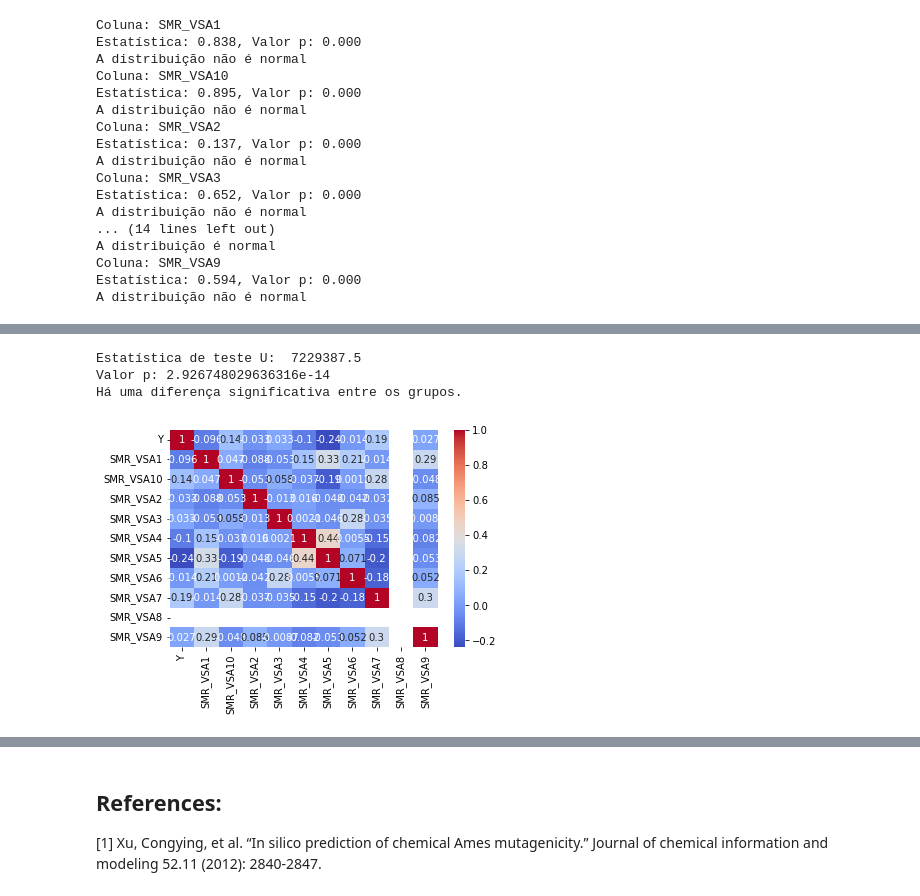
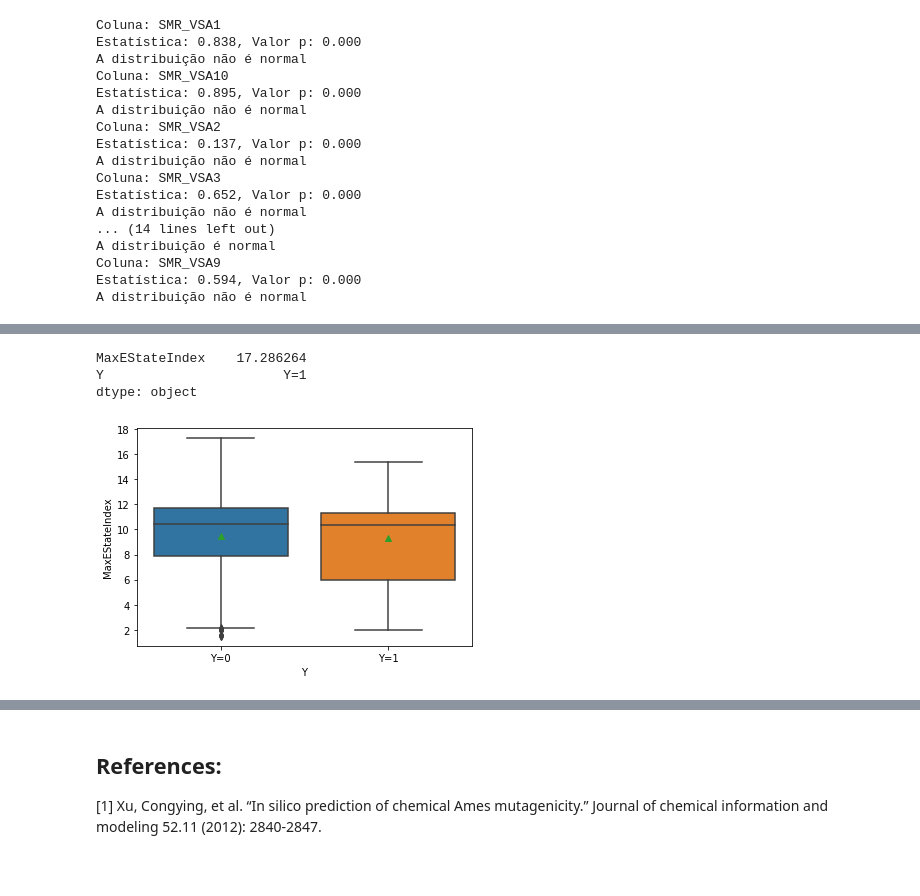
Before and after one commit to esperancaa/Extracao_de_Dados, a Jupyter notebook: Trabalho_Pyhton/Trabalho.ipynb, the cells around one changed output, grey strips where cells are left out. Saved outputs shown, nothing was run; the diff lists cells and outputs as text; code cells hidden in the pictures; blank space fills up the shorter version.

```diff
--- a/Trabalho_Pyhton/Trabalho.ipynb
+++ b/Trabalho_Pyhton/Trabalho.ipynb
@@ -328,0 +370,10 @@ Coluna com menor média: fr_benzene
+# %%
+from sklearn.preprocessing import StandardScaler
+
+# Selecionando as colunas que começam com "fr_"
+cols_SMR = df_global.filter(regex='^SMR_VSA').columns
+
+# Aplicando a normalização apenas nessas colunas
+scaler = StandardScaler()
+df_global[cols_SMR] = scaler.fit_transform(df_global[cols_SMR])
+df_global[cols_SMR]
@@ -440,31 +481,22 @@ SMR_VSA9: Wilcoxon rank-sum test, p-value=0.2589
-# %%
-from scipy.stats import mannwhitneyu
-
-# Selecionar as amostras para cada grupo
-group_0 = df_global[df_global['Y']==0]['SMR_VSA1']
-group_1 = df_global[df_global['Y']==1]['SMR_VSA1']
-
-# Realizar o teste de Mann-Whitney
-stat, p = mannwhitneyu(group_0, group_1)
-
-# Imprimir os resultados
-print('Estatística de teste U: ', stat)
-print('Valor p:', p)
-
-if p < 0.05:
-    print('Há uma diferença significativa entre os grupos.')
-else:
-    print('Não há diferença significativa entre os grupos.')
-# %% [output]
-Estatística de teste U:  7229387.5
-Valor p: 2.926748029636316e-14
-Há uma diferença significativa entre os grupos.
-# %%
-cols_smr_vsa = df_global.filter(regex='^SMR_VSA', axis=1).columns
-cols_to_corr = cols_smr_vsa.insert(0, 'Y')
-df_corr = df_global[cols_to_corr].corr()
-
-sns.heatmap(df_corr, annot=True, cmap='coolwarm')
-plt.show()
-# %% [output]
-[figure, removed]
+# %%
+import seaborn as sns
+
+# Filtrar os dados para y=1 e y=0
+df_y1 = df_global[df_global['Y'] == 1]
+df_y0 = df_global[df_global['Y'] == 0]
+
+# Criar um DataFrame com as colunas relevantes
+df_boxplot = pd.DataFrame({'MaxEStateIndex': df_global['MaxEStateIndex'],
+                           'Y': df_global['Y'].replace({1: 'Y=1', 0: 'Y=0'})})
+print(df_boxplot.max())
+
+# Criar o boxplot com as médias
+sns.boxplot(x='Y', y='MaxEStateIndex', data=df_boxplot, showmeans=True)
+
+# Mostrar o gráfico
+plt.show()
+# %% [output]
+MaxEStateIndex    17.286264
+Y                       Y=1
+dtype: object
+[figure, added]
```
Also changed, not shown: parts of 15 cells of this notebook.
